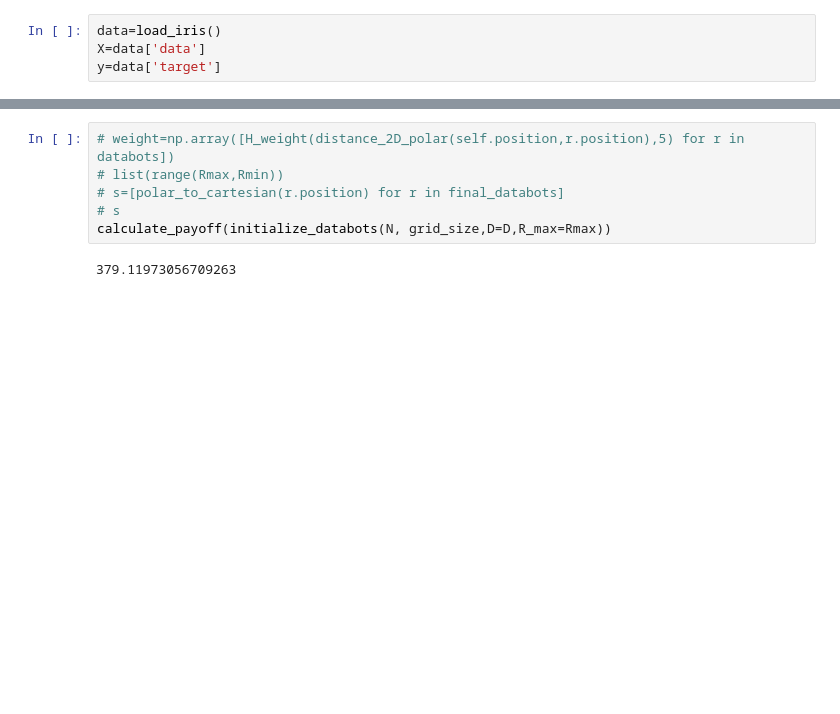
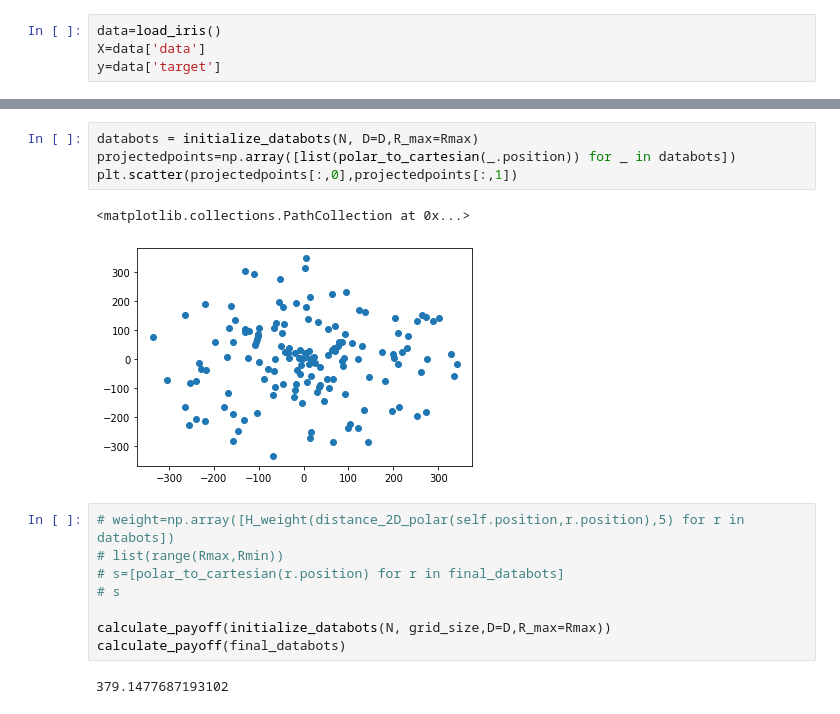
Before and after one commit to mahdialipoo/AI_project7, a Jupyter notebook: DBS.ipynb, the cells around one changed output, grey strips where cells are left out. Saved outputs shown, nothing was run; the diff lists cells and outputs as text; blank space fills up the shorter version.

```diff
--- a/DBS.ipynb
+++ b/DBS.ipynb
@@ -95,8 +110,17 @@ print(calculate_payoff(final_databots))
+# %%
+databots = initialize_databots(N, D=D,R_max=Rmax)
+projectedpoints=np.array([list(polar_to_cartesian(_.position)) for _ in databots])
+plt.scatter(projectedpoints[:,0],projectedpoints[:,1])
+# %% [output]
+<matplotlib.collections.PathCollection at 0x...>
+[figure, added]
 # %%
 # weight=np.array([H_weight(distance_2D_polar(self.position,r.position),5) for r in databots])
 # list(range(Rmax,Rmin))
 # s=[polar_to_cartesian(r.position) for r in final_databots]
 # s
+
 calculate_payoff(initialize_databots(N, grid_size,D=D,R_max=Rmax))
+calculate_payoff(final_databots)
 # %% [output]
-379.11973056709263
+379.1477687193102
```
Also changed, not shown: parts of 22 cells of this notebook.
